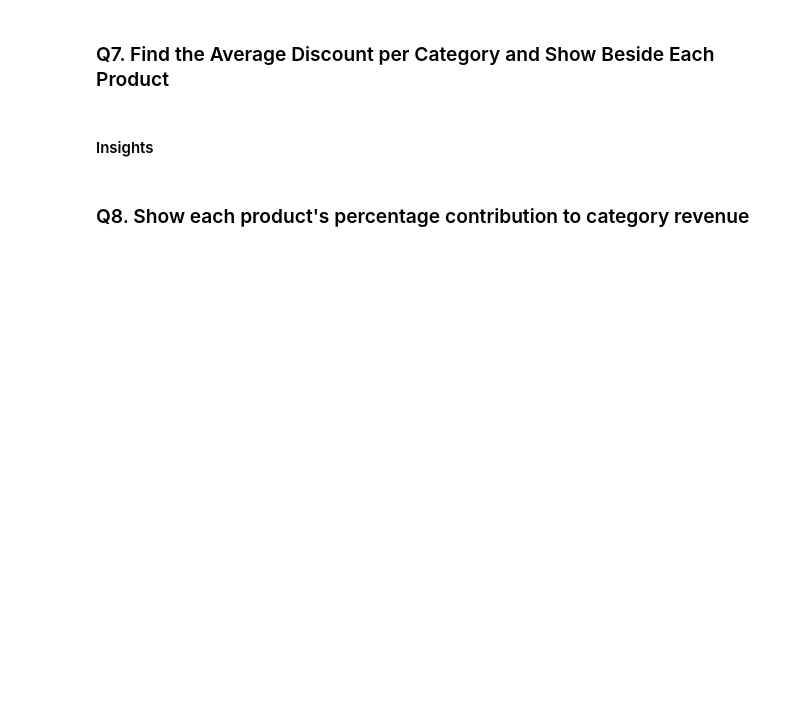
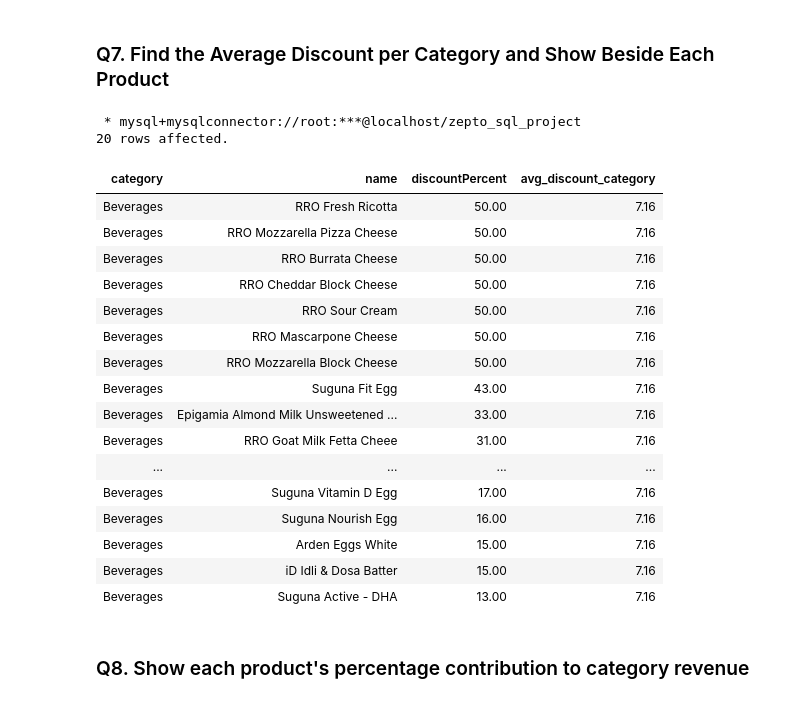
Before and after one commit to S8naK/E-Commerce-Inventory-Analysis, a Jupyter notebook: zepto_inventory_analysis.ipynb, the cells around one changed output. Saved outputs shown, nothing was run; the diff lists cells and outputs as text; code cells hidden in the pictures; blank space fills up the shorter version.

```diff
--- a/zepto_inventory_analysis.ipynb
+++ b/zepto_inventory_analysis.ipynb
@@ -516,8 +518,31 @@ ORDER BY Category, mrp DESC, name;
 ### Q7. Find the Average Discount per Category and Show Beside Each Product
 # %%
 %%sql
+
+SELECT category, name, discountPercent, ROUND(AVG(discountPercent) OVER (PARTITION BY category),2) AS avg_discount_category
+FROM zepto_clean
+ORDER BY category, discountPercent DESC
+LIMIT 20;
+# %% [output]
+ * mysql+mysqlconnector://root:***@localhost/zepto_sql_project
+20 rows affected.
+| category | name | discountPercent | avg_discount_category |
+| Beverages | RRO Fresh Ricotta | 50.00 | 7.16 |
+| Beverages | RRO Mozzarella Pizza Cheese | 50.00 | 7.16 |
+| Beverages | RRO Burrata Cheese | 50.00 | 7.16 |
+| Beverages | RRO Cheddar Block Cheese | 50.00 | 7.16 |
+| Beverages | RRO Sour Cream | 50.00 | 7.16 |
+| Beverages | RRO Mascarpone Cheese | 50.00 | 7.16 |
+| Beverages | RRO Mozzarella Block Cheese | 50.00 | 7.16 |
+| Beverages | Suguna Fit Egg | 43.00 | 7.16 |
+| Beverages | Epigamia Almond Milk Unsweetened ... | 33.00 | 7.16 |
+| Beverages | RRO Goat Milk Fetta Cheee | 31.00 | 7.16 |
+| ... | ... | ... | ... |
+| Beverages | Suguna Vitamin D Egg | 17.00 | 7.16 |
+| Beverages | Suguna Nourish Egg | 16.00 | 7.16 |
+| Beverages | Arden Eggs White | 15.00 | 7.16 |
+| Beverages | iD Idli & Dosa Batter | 15.00 | 7.16 |
+| Beverages | Suguna Active - DHA | 13.00 | 7.16 |
-# %% [markdown]
-#### Insights
 # %% [markdown]
 ### Q8. Show each product's percentage contribution to category revenue
 # %%
```
Also changed, not shown: parts of 25 cells of this notebook, 1 other file.
